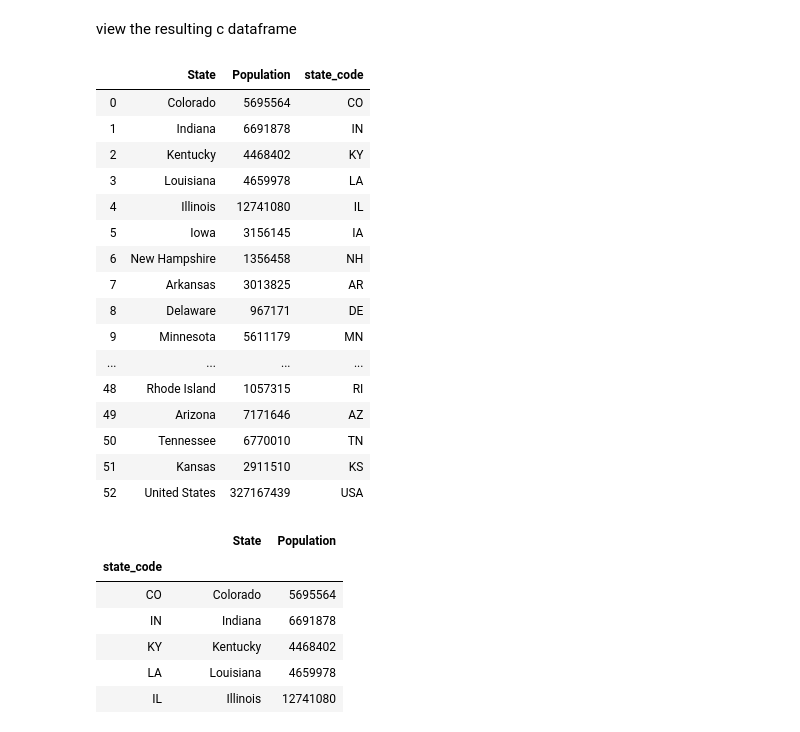
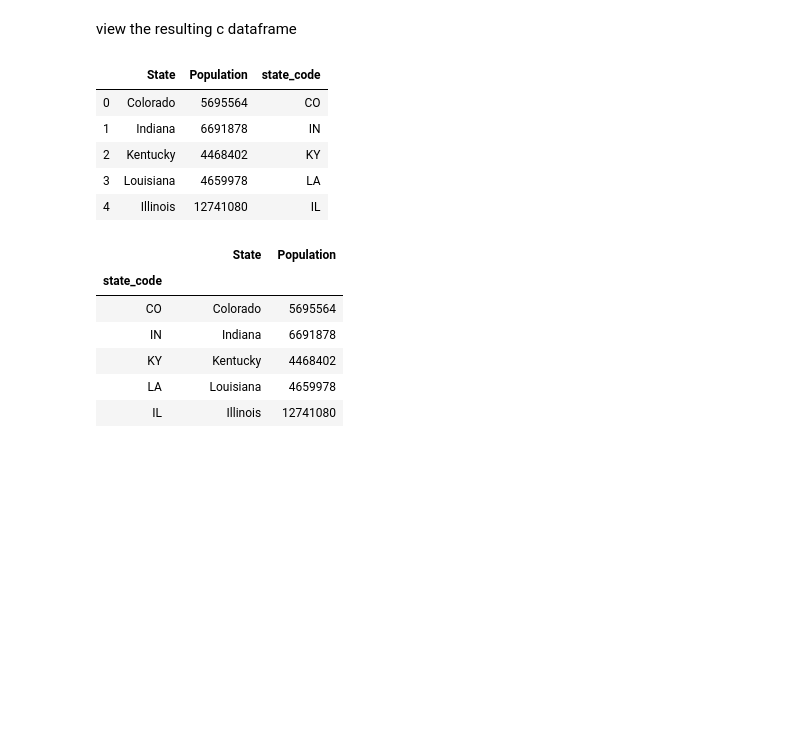
Before and after one commit to cathilo/sharing-github, a Jupyter notebook: Capstone 2 Exploratory.ipynb, the cells around one changed output. Cells and saved outputs as stored; diff of their text form; code cells hidden in the pictures; blank space fills up the shorter version.

```diff
--- a/Capstone 2 Exploratory.ipynb
+++ b/Capstone 2 Exploratory.ipynb
@@ -147,25 +136,14 @@ c['state_code']=state_list
 # %% [markdown]
 view the resulting c dataframe
 # %%
-c
+c.head()
 # %% [output]
 |  | State | Population | state_code |
 | 0 | Colorado | 5695564 | CO |
 | 1 | Indiana | 6691878 | IN |
 | 2 | Kentucky | 4468402 | KY |
 | 3 | Louisiana | 4659978 | LA |
 | 4 | Illinois | 12741080 | IL |
-| 5 | Iowa | 3156145 | IA |
-| 6 | New Hampshire | 1356458 | NH |
-| 7 | Arkansas | 3013825 | AR |
-| 8 | Delaware | 967171 | DE |
-| 9 | Minnesota | 5611179 | MN |
-| ... | ... | ... | ... |
-| 48 | Rhode Island | 1057315 | RI |
-| 49 | Arizona | 7171646 | AZ |
-| 50 | Tennessee | 6770010 | TN |
-| 51 | Kansas | 2911510 | KS |
-| 52 | United States | 327167439 | USA |
 # %%
 c.set_index('state_code')
 # %% [output]
```
Also changed, not shown: parts of 13 cells of this notebook.
